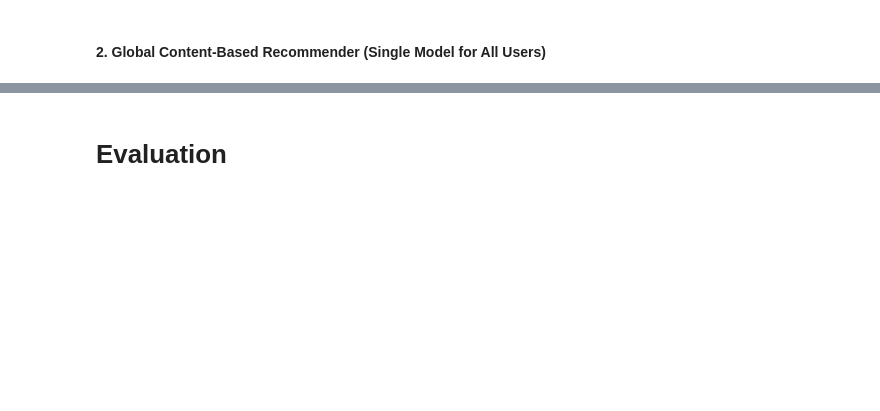
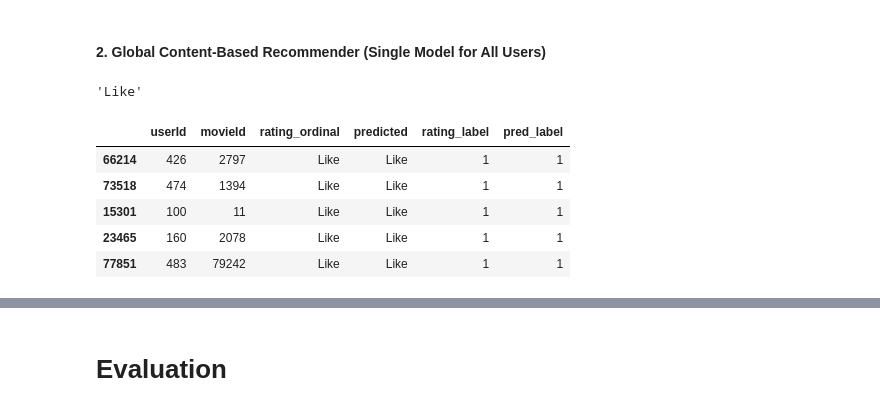
Before and after one commit to EliaTosin/DataAnaCla25, a Jupyter notebook: flipped_9/evaluation_rec_sys.ipynb, the cells around one changed output, grey strips where cells are left out. Saved outputs shown, nothing was run; the diff lists cells and outputs as text; code cells hidden in the pictures; blank space fills up the shorter version.

```diff
--- a/flipped_9/evaluation_rec_sys.ipynb
+++ b/flipped_9/evaluation_rec_sys.ipynb
@@ -251,0 +309,17 @@ df_ratings_missing[ratings_ordinals] = df_ratings_missing.progress_apply(compute
+# %%
+from sklearn.metrics import classification_report
+
+# Skipping the NaN values (where we don't have that user in train / film without ratings)
+df_predictions.dropna(subset=['predicted'], inplace=True)
+# %%
+df_predictions['rating_label'] = df_predictions['rating_ordinal'].map({
+    "Don't like": 0,
+    "Like": 1
+})
+
+df_predictions['pred_label'] = df_predictions['predicted'].map({
+    "Don't like": 0,
+    "Like": 1
+})
+
+print(classification_report(df_predictions['rating_label'], df_predictions['pred_label']))
@@ -426,2 +495,4 @@ def recommend_global(user_id, movie_id):
 # %%
-recommend_global(user_id=chosen_user, movie_id=chosen_film)
+recommend_global(user_id=chosen_user, movie_id=chosen_film, ratings_train=df_train)
+# %% [output]
+'Like'
@@ -427,0 +518,9 @@ recommend_global(user_id=chosen_user, movie_id=chosen_film)
+# %%
+df_predictions.head()
+# %% [output]
+|  | userId | movieId | rating_ordinal | predicted | rating_label | pred_label |
+| 66214 | 426 | 2797 | Like | Like | 1 | 1 |
+| 73518 | 474 | 1394 | Like | Like | 1 | 1 |
+| 15301 | 100 | 11 | Like | Like | 1 | 1 |
+| 23465 | 160 | 2078 | Like | Like | 1 | 1 |
+| 77851 | 483 | 79242 | Like | Like | 1 | 1 |
```
Also changed, not shown: parts of 25 cells of this notebook.
